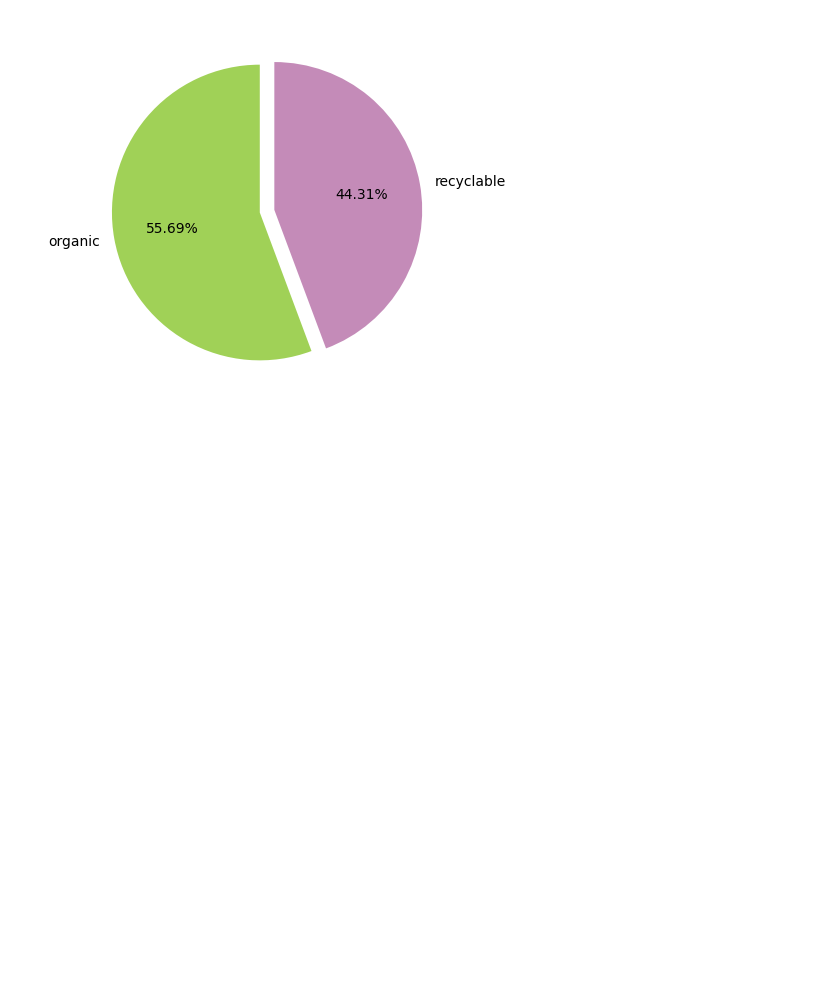
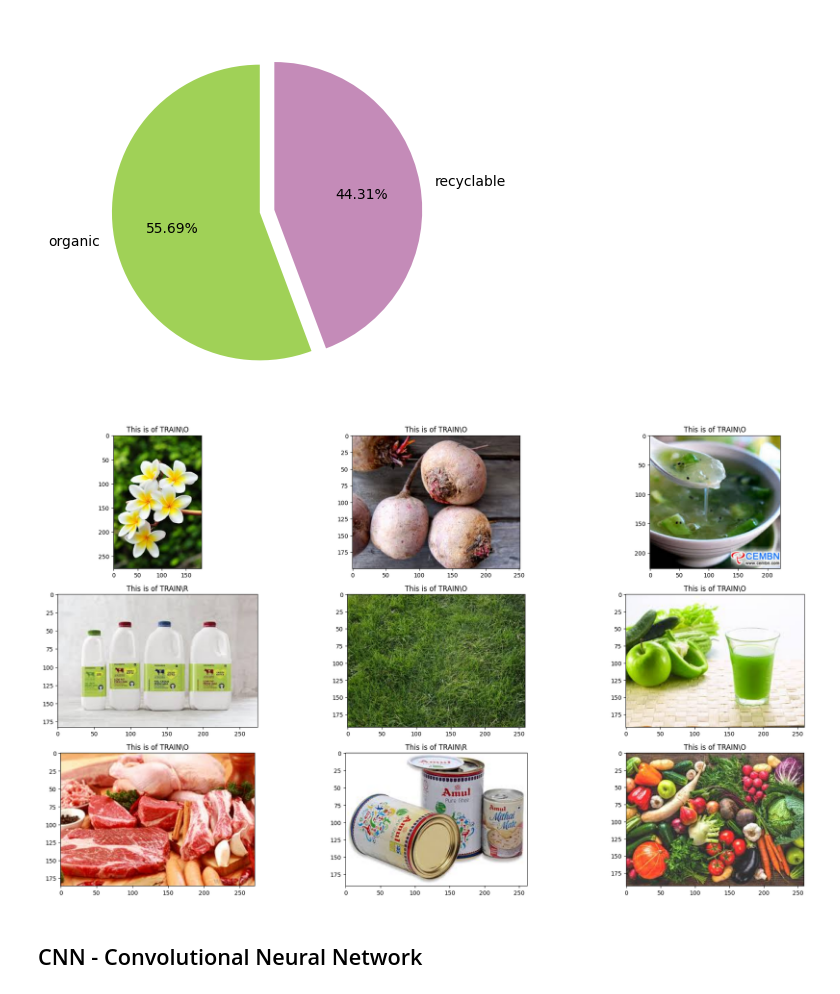
Before and after one commit to ShaikFoujiya/week-1, a Jupyter notebook: wasteclassification.ipynb, the cells around one changed output. Saved outputs shown, nothing was run; the diff lists cells and outputs as text; code cells hidden in the pictures; blank space fills up the shorter version.

```diff
--- a/wasteclassification.ipynb
+++ b/wasteclassification.ipynb
@@ -57,3 +55,16 @@ plt.pie(data.label.value_counts(),labels=['organic','recyclable'],autopct='%0.2f
  [Text(-0.6396569549205888, -0.11549450212767623, '55.69%'),
   Text(0.6396569448237359, 0.11549455804826503, '44.31%')])
 [figure]
+# %%
+plt.figure(figsize=(20, 15))
+
+for i in range(9):
+    plt.subplot(4, 3, i + 1)  # Simply use i+1 for subplot position
+    index = np.random.randint(15000)  # Ensure 15000 is within the data size
+    plt.title('This is of {0}'.format(data.label[index]))  # Access label using indexing
+    plt.imshow(data.image[index])  # Make sure data.image returns a valid image
+    plt.tight_layout()
+# %% [output]
+[figure, added]
+# %% [markdown]
+## CNN - Convolutional Neural Network
```
Also changed, not shown: parts of 8 cells of this notebook.
